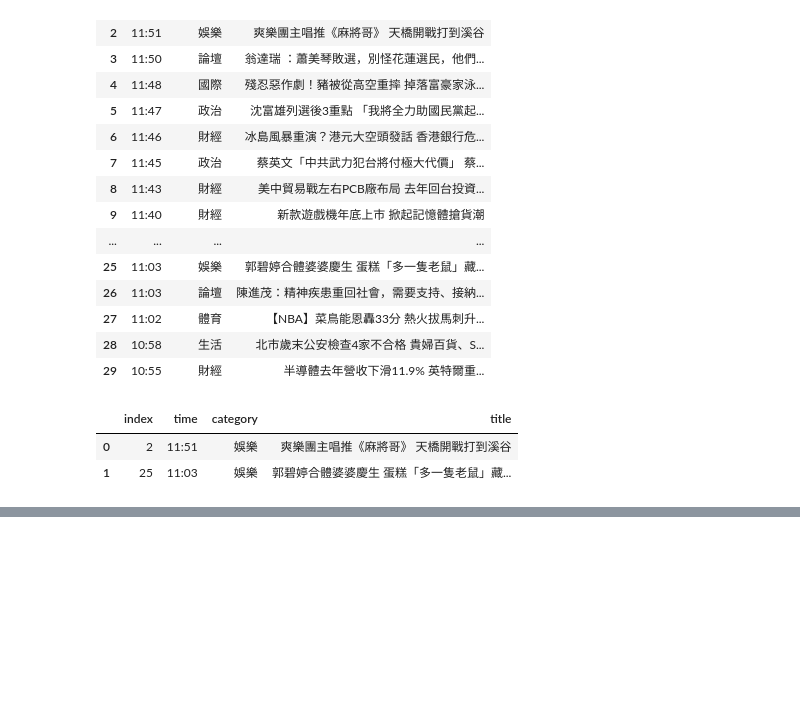
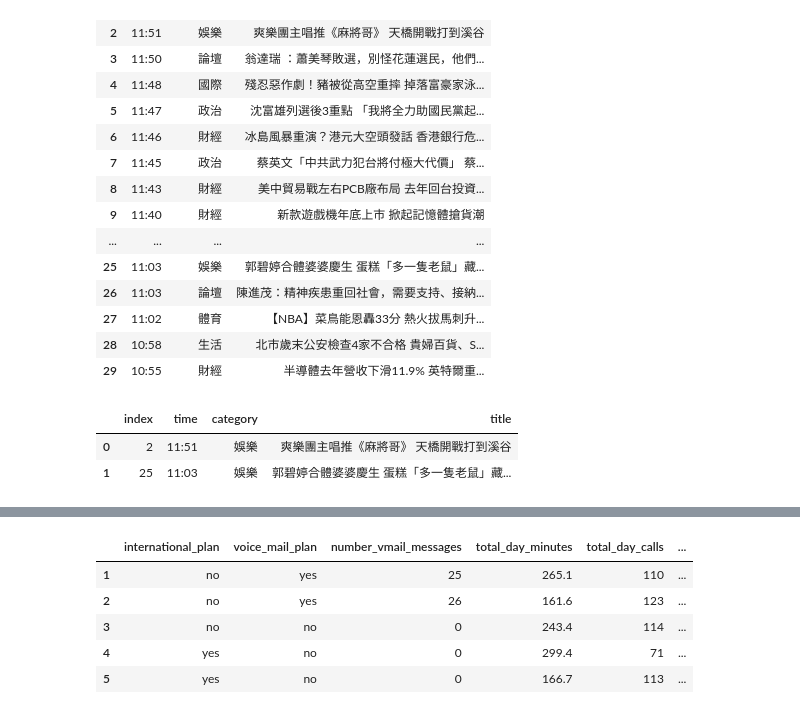
Before and after one commit to ywchiu/hp_dsai, a Jupyter notebook: Demo20200116.ipynb, the cells around one changed output, grey strips where cells are left out. Saved outputs shown, nothing was run; the diff lists cells and outputs as text; code cells hidden in the pictures; blank space fills up the shorter version.

```diff
--- a/Demo20200116.ipynb
+++ b/Demo20200116.ipynb
@@ -103,0 +119,9 @@ df2
+# %%
+df.head()
+# %% [output]
+|  | international_plan | voice_mail_plan | number_vmail_messages | total_day_minutes | total_day_calls | ... |
+| 1 | no | yes | 25 | 265.1 | 110 | ... |
+| 2 | no | yes | 26 | 161.6 | 123 | ... |
+| 3 | no | no | 0 | 243.4 | 114 | ... |
+| 4 | yes | no | 0 | 299.4 | 71 | ... |
+| 5 | yes | no | 0 | 166.7 | 113 | ... |
```
Also changed, not shown: parts of 11 cells of this notebook.
